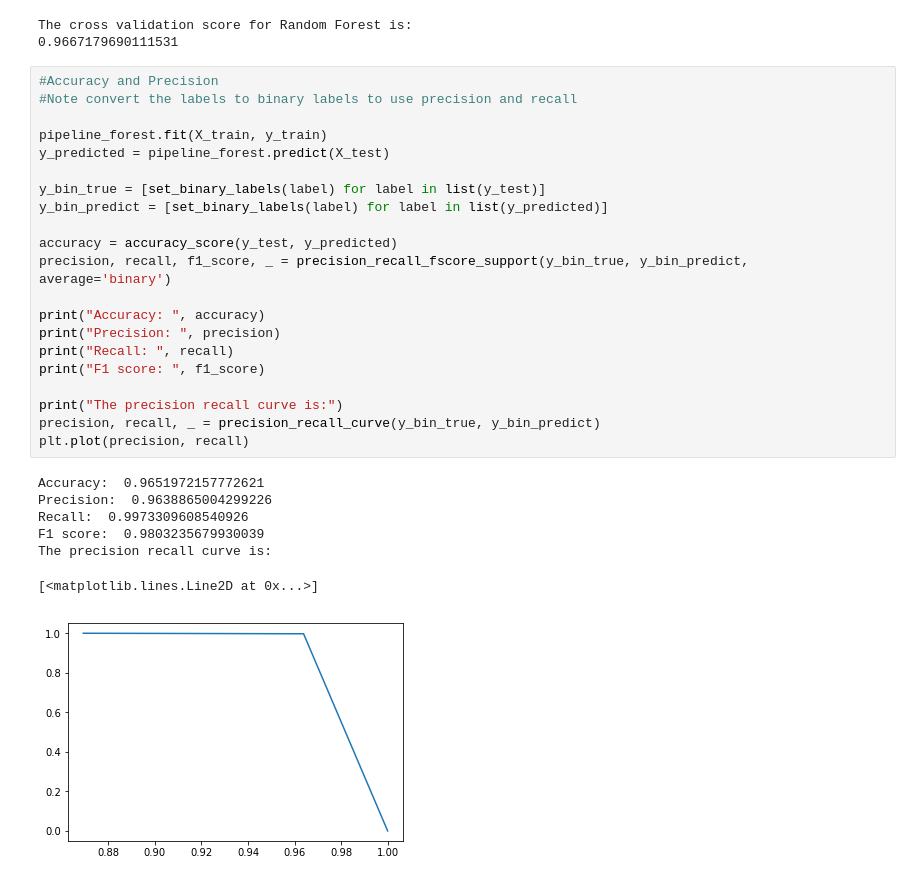
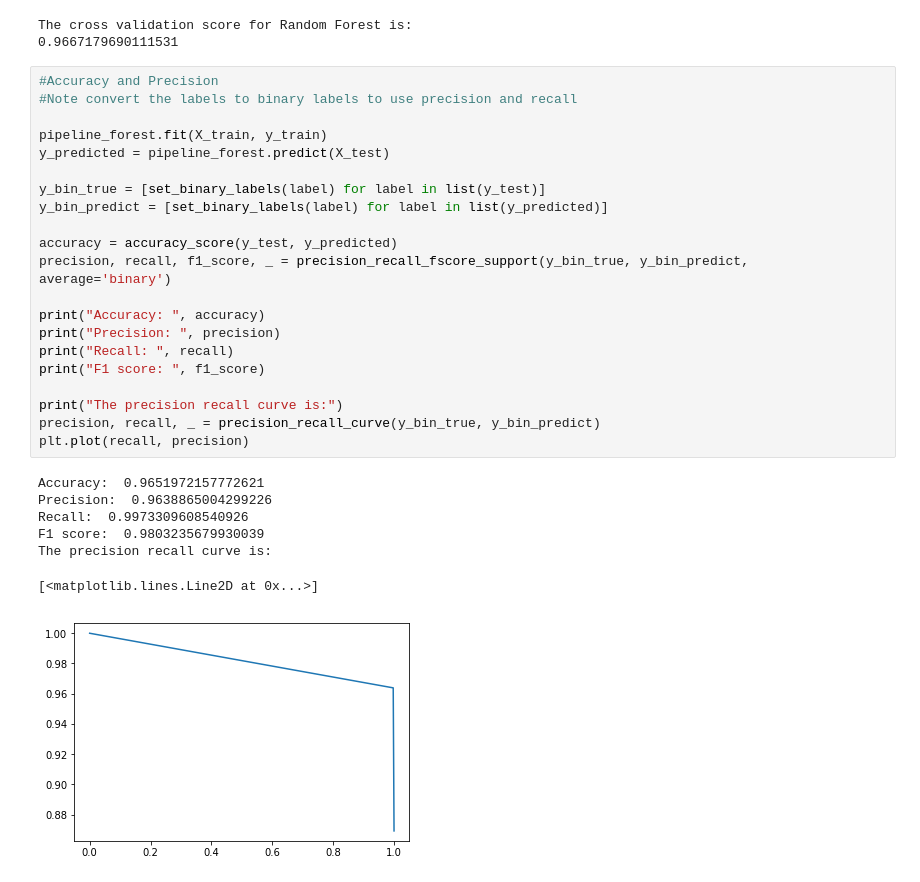
Before and after one commit to rijuCr7/Jupyter-Notebooks, a Jupyter notebook: Spam_filter.ipynb, the cells around one changed output. Drawn from its saved outputs; the diff is of its cells as text.

```diff
--- a/Spam_filter.ipynb
+++ b/Spam_filter.ipynb
@@ -243,29 +295,29 @@ The cross validation score for Random Forest is:
 # %%
 #Accuracy and Precision
 #Note convert the labels to binary labels to use precision and recall
 
 pipeline_forest.fit(X_train, y_train)
 y_predicted = pipeline_forest.predict(X_test)
 
 y_bin_true = [set_binary_labels(label) for label in list(y_test)]
 y_bin_predict = [set_binary_labels(label) for label in list(y_predicted)]
 
 accuracy = accuracy_score(y_test, y_predicted)
 precision, recall, f1_score, _ = precision_recall_fscore_support(y_bin_true, y_bin_predict, average='binary')
 
 print("Accuracy: ", accuracy)
 print("Precision: ", precision)
 print("Recall: ", recall)
 print("F1 score: ", f1_score)
 
 print("The precision recall curve is:")
 precision, recall, _ = precision_recall_curve(y_bin_true, y_bin_predict)
-plt.plot(precision, recall)
+plt.plot(recall, precision)
 # %% [output]
 Accuracy:  0.9651972157772621
 Precision:  0.9638865004299226
 Recall:  0.9973309608540926
 F1 score:  0.9803235679930039
 The precision recall curve is:
 [<matplotlib.lines.Line2D at 0x...>]
-[figure, old version]
+[figure, new version]
```
Also changed, not shown: parts of 17 cells of this notebook.
